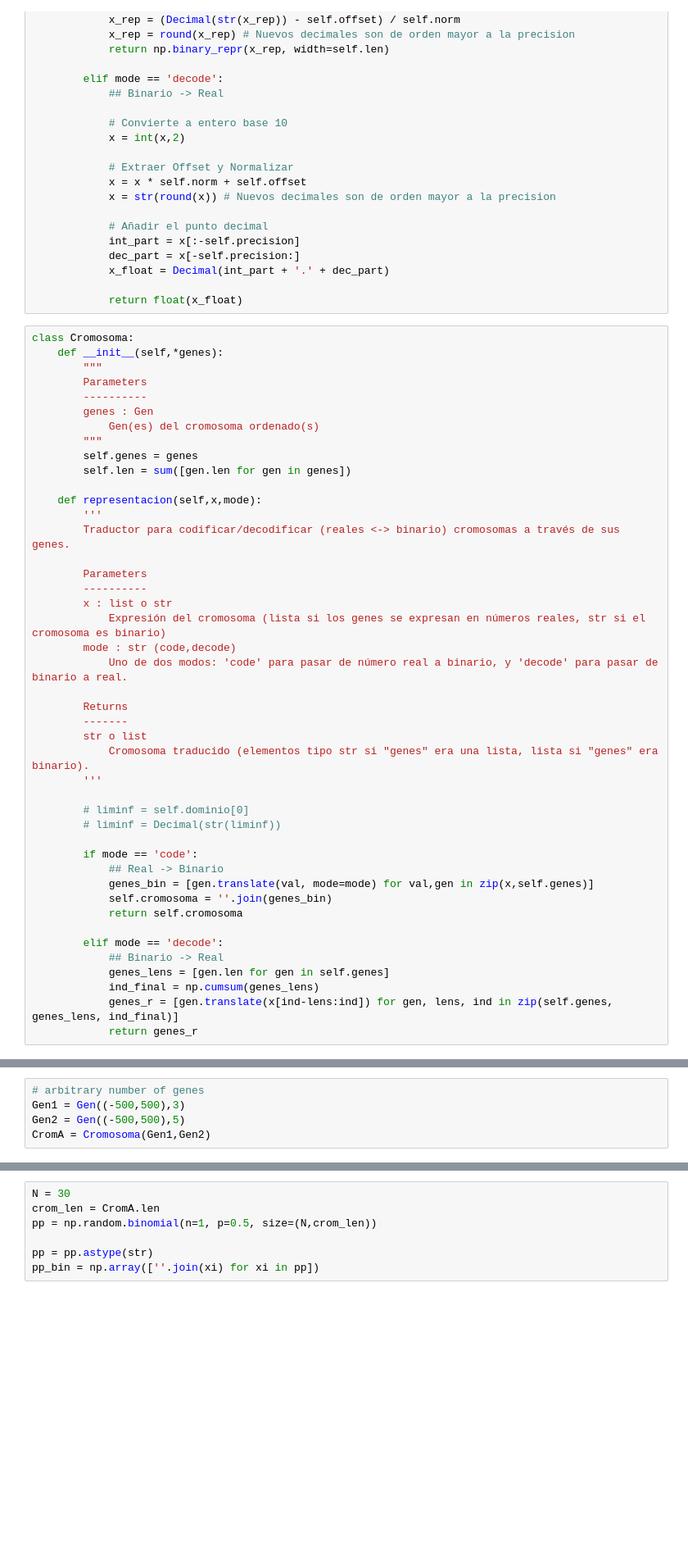
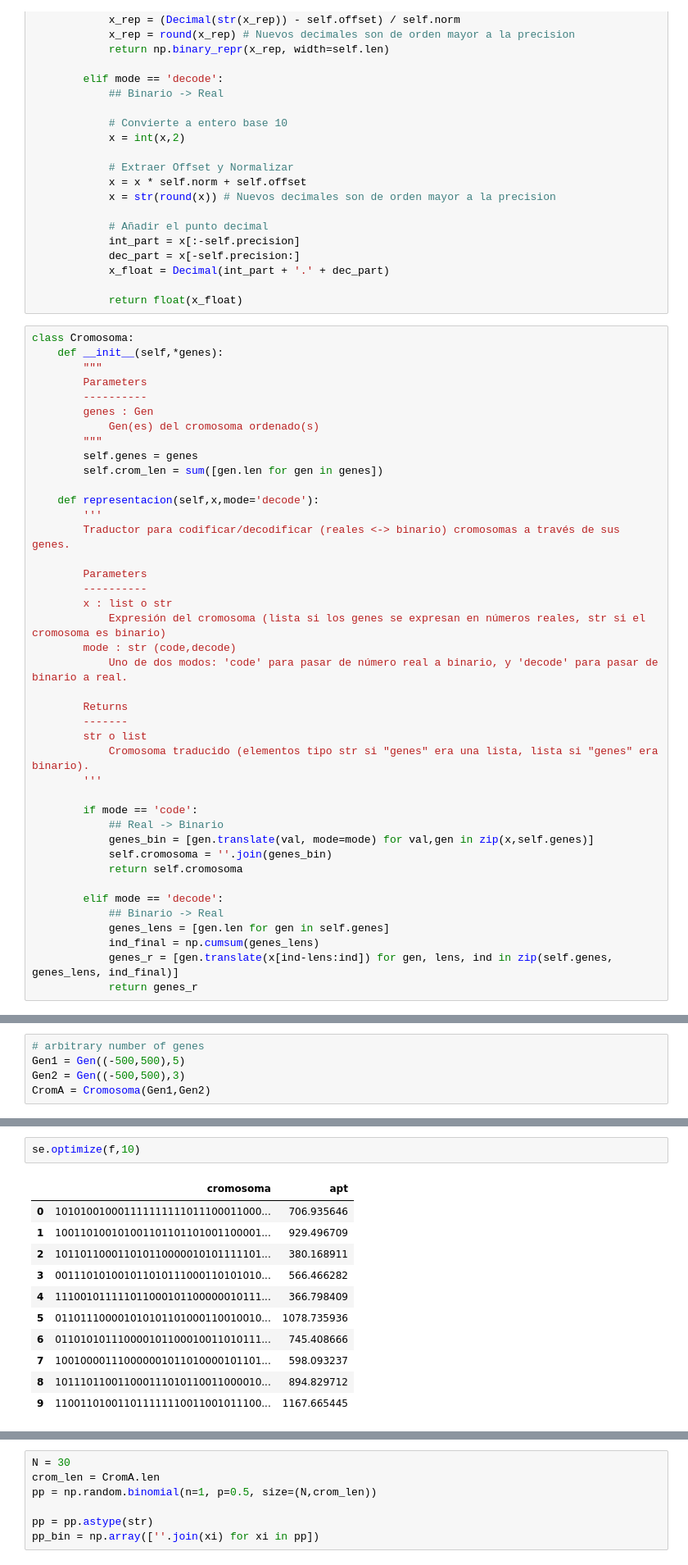
Before and after one commit to JafetMoon/dia-mod6-simple-evolutionary-algorithm, a Jupyter notebook: simple_evolutionary_algorithm.ipynb, the cells around one changed output, grey strips where cells are left out. Shown at 82% size. Saved outputs shown, nothing was run; the diff lists cells and outputs as text; blank space fills up the shorter version.

```diff
--- a/simple_evolutionary_algorithm.ipynb
+++ b/simple_evolutionary_algorithm.ipynb
@@ -111,9 +111,9 @@ class Cromosoma:
             Gen(es) del cromosoma ordenado(s)
         """
         self.genes = genes
-        self.len = sum([gen.len for gen in genes])
+        self.crom_len = sum([gen.len for gen in genes])
 
-    def representacion(self,x,mode):
+    def representacion(self,x,mode='decode'):
         '''
         Traductor para codificar/decodificar (reales <-> binario) cromosomas a través de sus genes.
 
@@ -130,9 +130,6 @@ class Cromosoma:
             Cromosoma traducido (elementos tipo str si "genes" era una lista, lista si "genes" era binario).
         '''
 
-        # liminf = self.dominio[0]
-        # liminf = Decimal(str(liminf))
-
         if mode == 'code':
             ## Real -> Binario
             genes_bin = [gen.translate(val, mode=mode) for val,gen in zip(x,self.genes)]
@@ -171,5 +222,5 @@ reaal + abs(liminf)
 # %%
 # arbitrary number of genes
-Gen1 = Gen((-500,500),3)
-Gen2 = Gen((-500,500),5)
+Gen1 = Gen((-500,500),5)
+Gen2 = Gen((-500,500),3)
 CromA = Cromosoma(Gen1,Gen2)
@@ -179,0 +229,14 @@ CromA = Cromosoma(genes=(Gen1,Gen2))
+# %%
+se.optimize(f,10)
+# %% [output]
+|  | cromosoma | apt |
+| 0 | 101010010001111111111011100011000... | 706.935646 |
+| 1 | 100110100101001101101101001100001... | 929.496709 |
+| 2 | 101101100011010110000010101111101... | 380.168911 |
+| 3 | 001110101001011010111000110101010... | 566.466282 |
+| 4 | 111001011111011000101100000010111... | 366.798409 |
+| 5 | 011011100001010101101000110010010... | 1078.735936 |
+| 6 | 011010101110000101100010011010111... | 745.408666 |
+| 7 | 100100001110000001011010000101101... | 598.093237 |
+| 8 | 101110110011000111010110011000010... | 894.829712 |
+| 9 | 110011010011011111110011001011100... | 1167.665445 |
```
Also changed, not shown: parts of 28 cells of this notebook.
